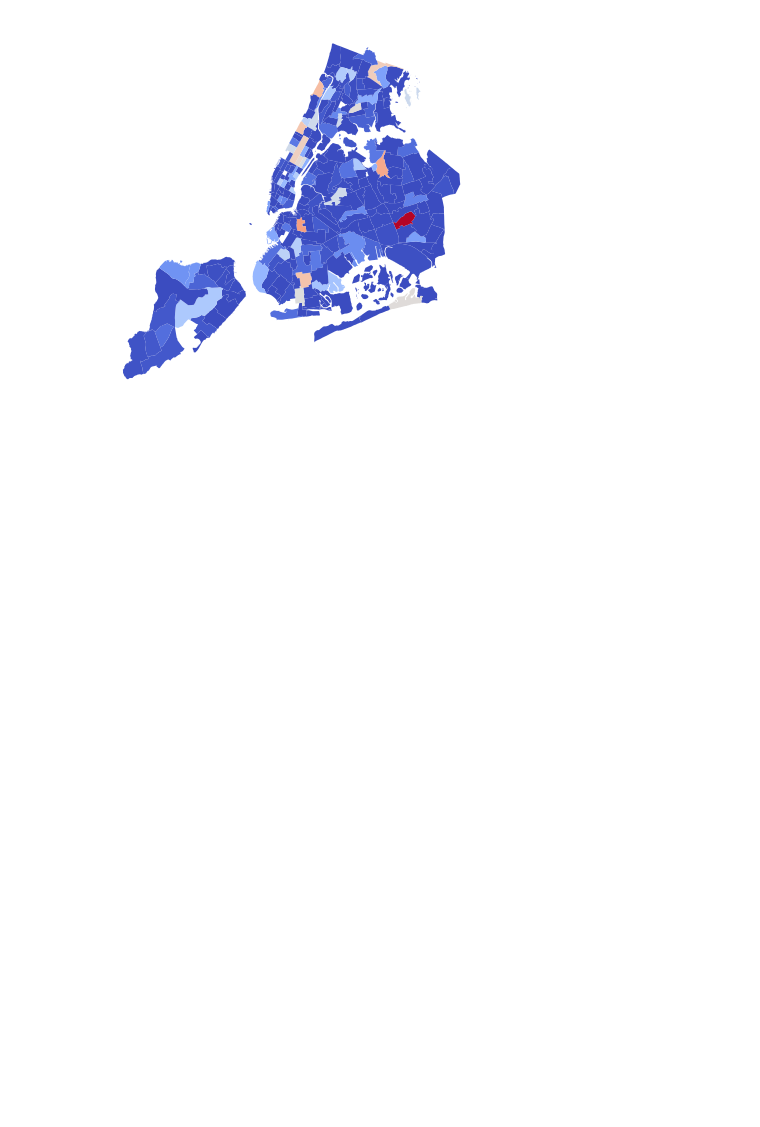
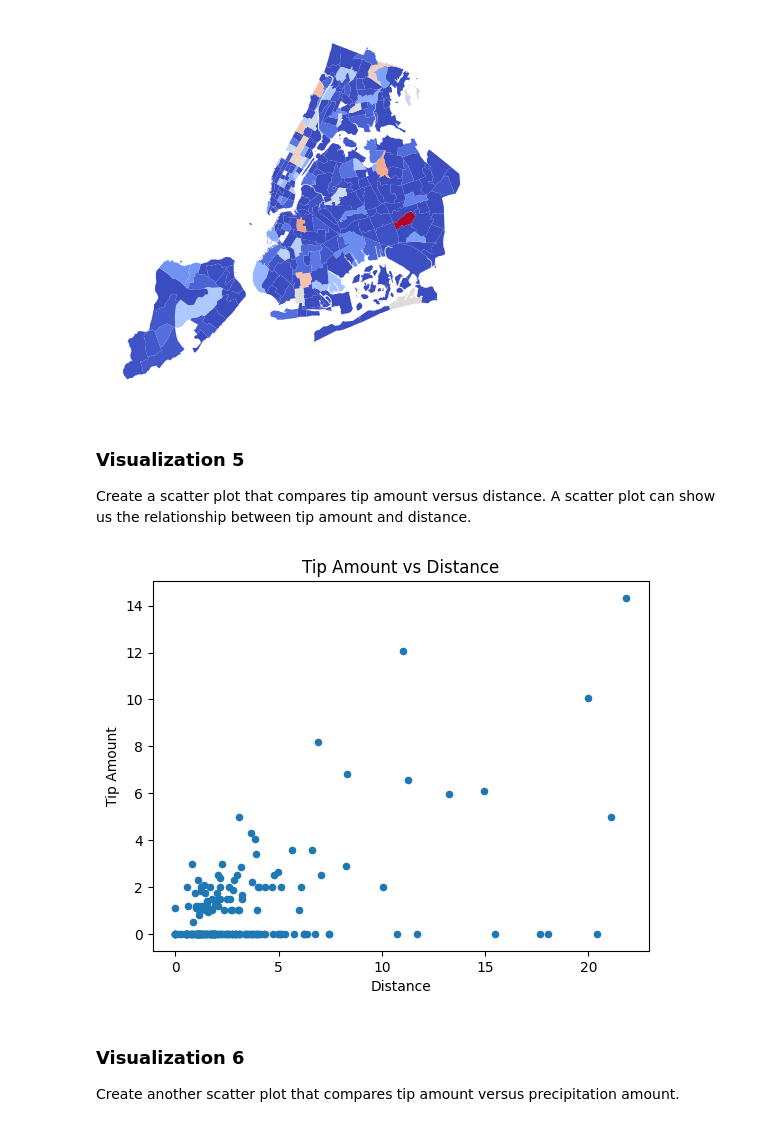
Before and after one commit to chenmeijia30/intro-to-python, a Jupyter notebook: Project.ipynb, the cells around one changed output. Cells and saved outputs as stored; diff of their text form; code cells hidden in the pictures; blank space fills up the shorter version.

Commit message:
add visualization5,6

```diff
--- a/Project.ipynb
+++ b/Project.ipynb
@@ -749,3 +749,35 @@ some_dataframe = get_data_for_visual_4()
 heatmap_for_trips(some_dataframe)
 # %% [output]
 [figure]
+# %% [markdown]
+### Visualization 5
+
+Create a scatter plot that compares tip amount versus distance. A scatter plot can show us the relationship between tip amount and distance.
+# %%
+# use a more descriptive name for your function
+def tip_amount_vs_distance(dataframe):
+    '''
+    Create a scatter plot that compares tip amount versus distance.
+    '''
+    # sample the data to make the scatter plot clearer
+    dataframe[(dataframe['distance'] < 100) & (dataframe['tip_amount'] < 100)].sample(200).plot(x="distance", y="tip_amount", kind="scatter", title="Tip Amount vs Distance", xlabel="Distance", ylabel="Tip Amount")
+# %%
+def get_data_for_visual_5():
+    '''
+    Returns the data for the visualization.
+    '''
+
+    query = '''SELECT tip_amount, distance
+    FROM taxi_trips
+    '''
+    df = pd.read_sql_query(query, engine)
+    return df
+# %%
+some_dataframe = get_data_for_visual_5()
+tip_amount_vs_distance(some_dataframe)
+# %% [output]
+[figure, added]
+# %% [markdown]
+### Visualization 6
+
+Create another scatter plot that compares tip amount versus precipitation amount.
```
Also changed, not shown: parts of 3 cells of this notebook.
